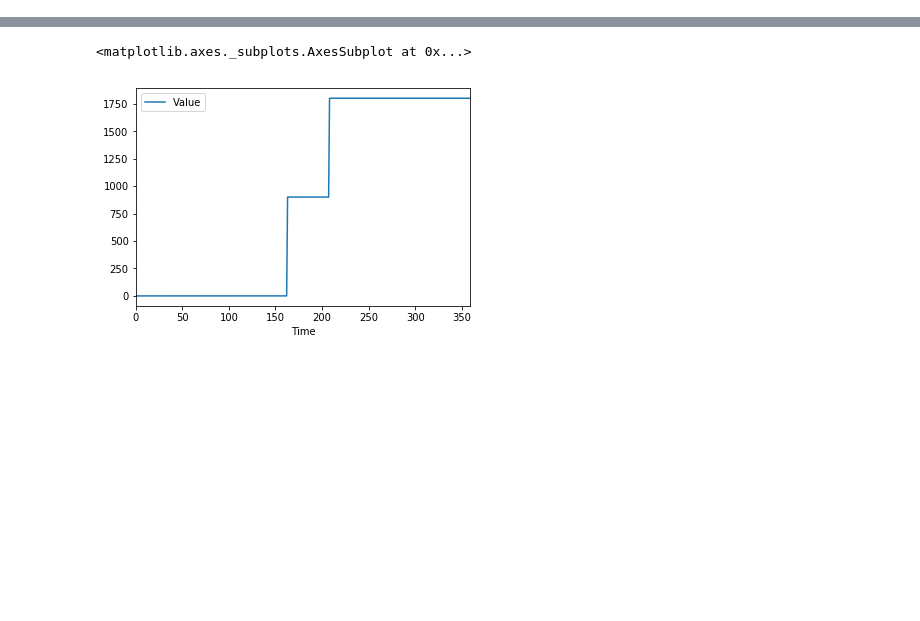
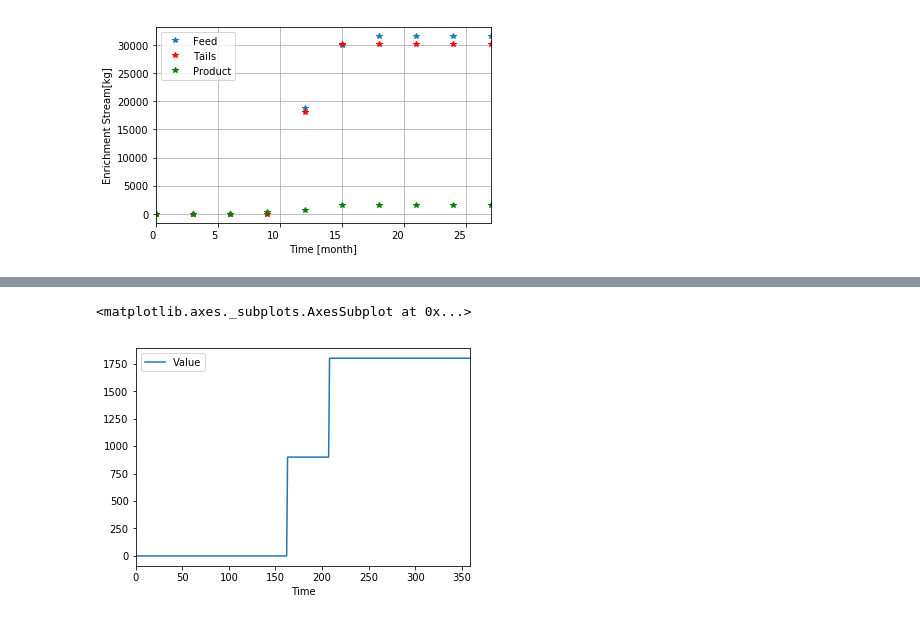
Before and after one commit to a-co/synthetic_history, a Jupyter notebook: Civ_Mil-A1.ipynb, the cells around one changed output, grey strips where cells are left out. Drawn from its saved outputs; the diff is of its cells as text; code cells hidden in the pictures; blank space fills up the shorter version.

```diff
--- a/Civ_Mil-A1.ipynb
+++ b/Civ_Mil-A1.ipynb
@@ -98,3 +106,20 @@ plt.grid()
+# %%
+mil_feeds = tm.transactions(ev_, receivers=['mil_enrichment'], senders=['civ_enrichment'])
+mill_tails = tm.transactions(ev_, receivers=['civ_enrichment'], senders=['mil_enrichment'])
+mill_prod = tm.transactions(ev_, receivers=['mil_str_fiss'], senders=['mil_enrichment'])
+
+
+ax = cyh.month2year(mil_feeds, 1, 36, 'Mass').plot(subplots=True, x='Time', y='Mass', style='*', label='Feed')
+cyh.month2year(mill_tails, 1, 36, 'Mass').plot(ax=ax, subplots=True, x='Time', y='Mass', style='*', label='Tails', color = 'red')
+cyh.month2year(mill_prod, 1, 36, 'Mass').plot(ax=ax, subplots=True, x='Time', y='Mass', style='*', label='Product', color = 'green')
+
+
+
+plt.ylabel('Enrichment Stream[kg]')
+plt.xlabel('Time [month]')
+plt.grid()
+# %% [output]
+[figure, added]
 # %%
 trans_uore = tm.transactions(ev_, senders=['mine'])
 ax = cyh.month2year(trans_uore, 1, 12, 'Mass').plot(subplots=True, x='Time', y='Mass', style='*', label='Civilian')
```
Also changed, not shown: parts of 5 cells of this notebook, 47 other files.
